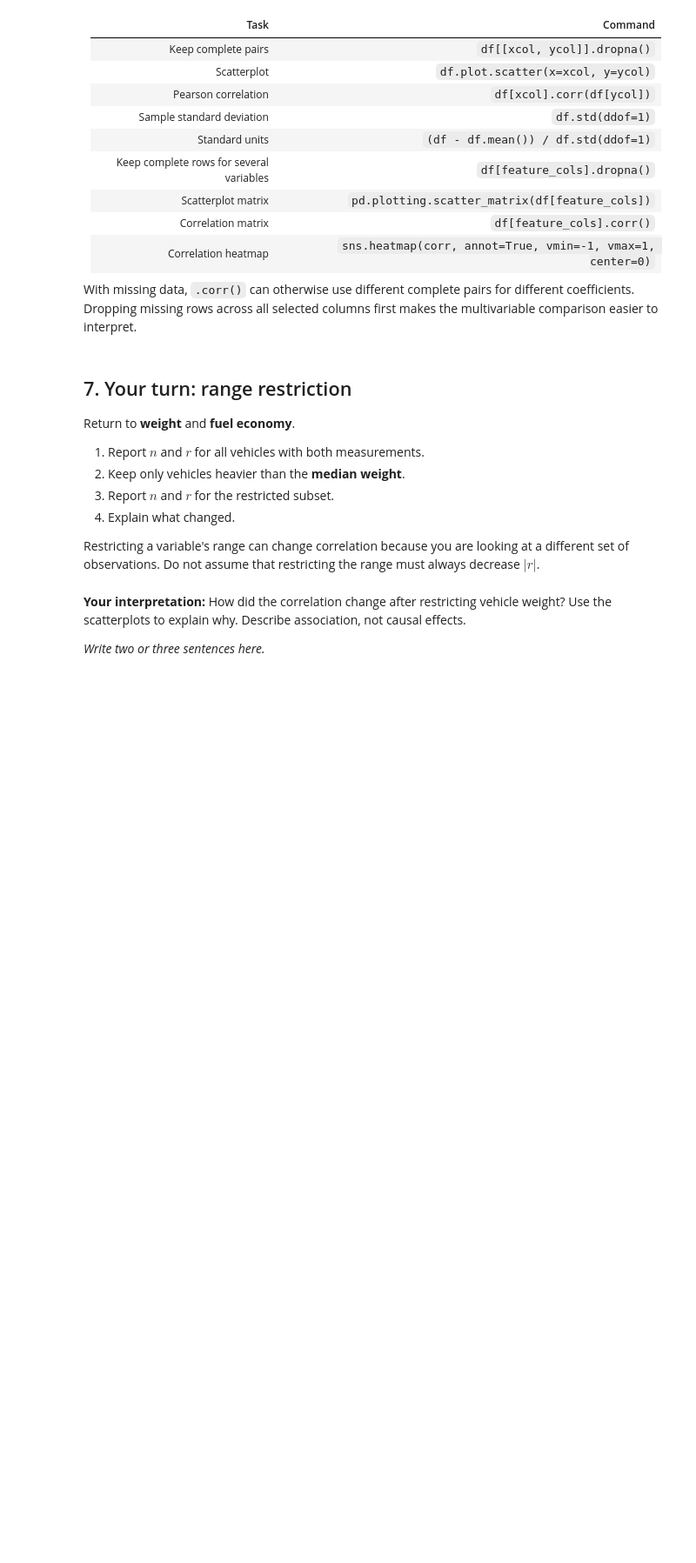
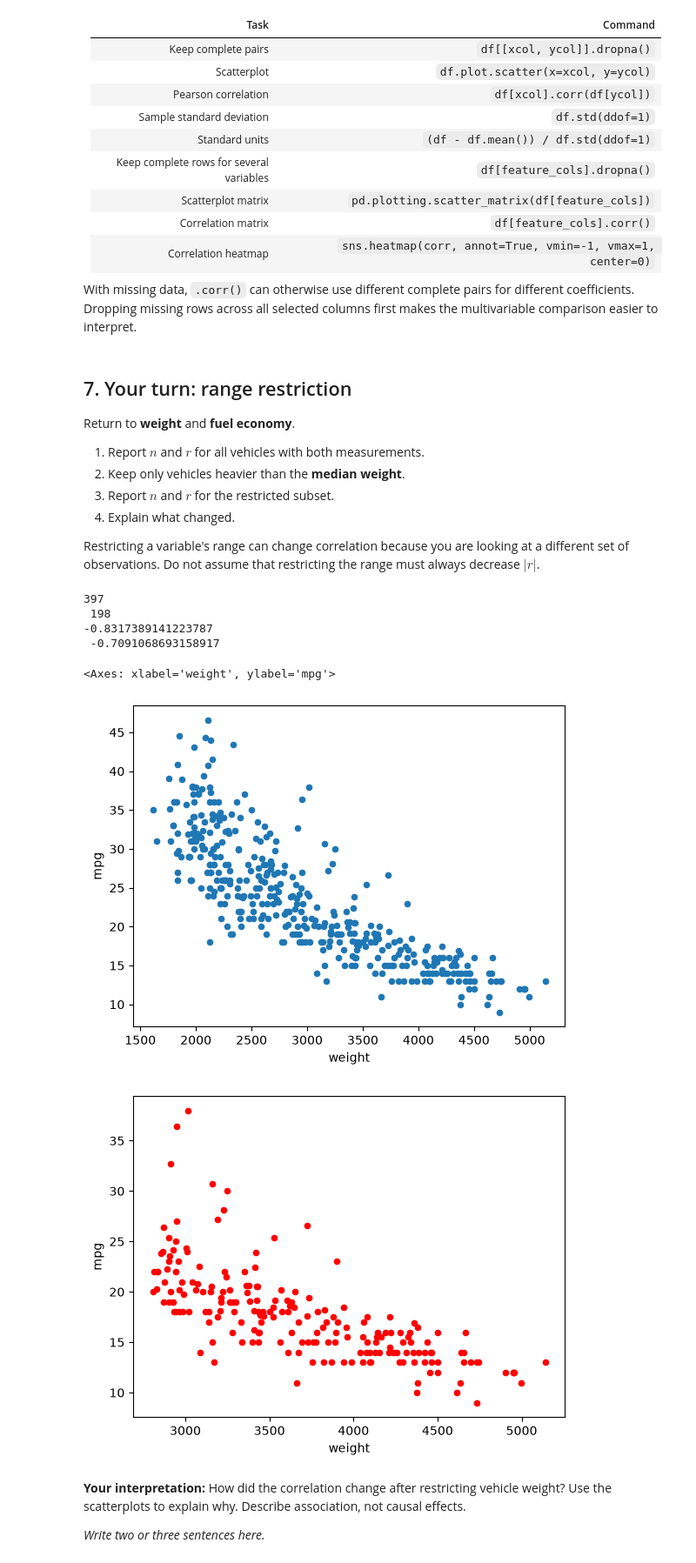
Before and after one commit to BradyJulian/Julian-Brady-ENGR-1451-Fork, a Jupyter notebook: 2-class/w05a_scatter_correlation.ipynb, the cells around one changed output. Shown at 87% size. Saved outputs shown, nothing was run; the diff lists cells and outputs as text; code cells hidden in the pictures; blank space fills up the shorter version.

```diff
--- a/2-class/w05a_scatter_correlation.ipynb
+++ b/2-class/w05a_scatter_correlation.ipynb
@@ -258,15 +258,26 @@ Restricting a variable's range can change correlation because you are looking at
 # %%
 xcol = "weight"
 ycol = "mpg"
 
 pair = mpg[[xcol, ycol]].dropna()
-cutoff = pair[xcol].median()
-restricted = pair.loc[pair[xcol] > cutoff]
+cutoff_weight = pair[xcol].median()
+restricted = pair.loc[pair[xcol] > cutoff_weight]
 
 # Your code:
-# 1. Report n and r for pair.
-# 2. Report n and r for restricted.
-# 3. Optional: make scatterplots to compare the two sets of vehicles.
+print(len(pair),"\n",len(restricted))
+r_untouched_weight = pair[xcol].corr(pair[ycol])
+r_restricted_weight = restricted[xcol].corr(restricted[ycol])
+print(r_untouched_weight,"\n",r_restricted_weight)
+pair.plot.scatter(x=xcol,y=ycol)
+restricted.plot.scatter(x=xcol,y=ycol,color="red")
+# %% [output]
+397
+ 198
+-0.8317389141223787
+ -0.7091068693158917
+<Axes: xlabel='weight', ylabel='mpg'>
+[figure, added]
+[figure, added]
 # %% [markdown]
 **Your interpretation:** How did the correlation change after restricting vehicle weight? Use the scatterplots to explain why. Describe association, not causal effects.
 
```
Also changed, not shown: parts of 3 cells of this notebook.
